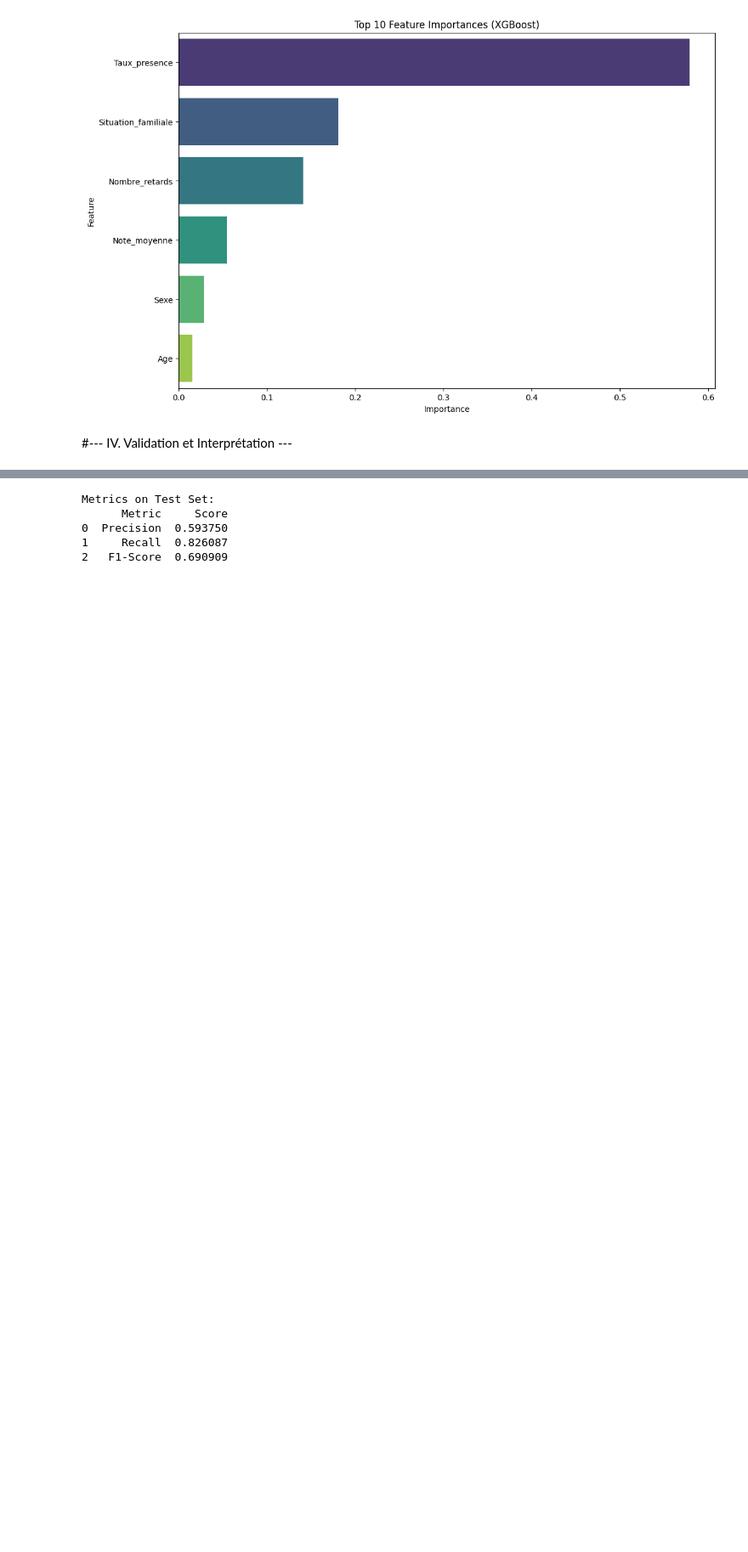
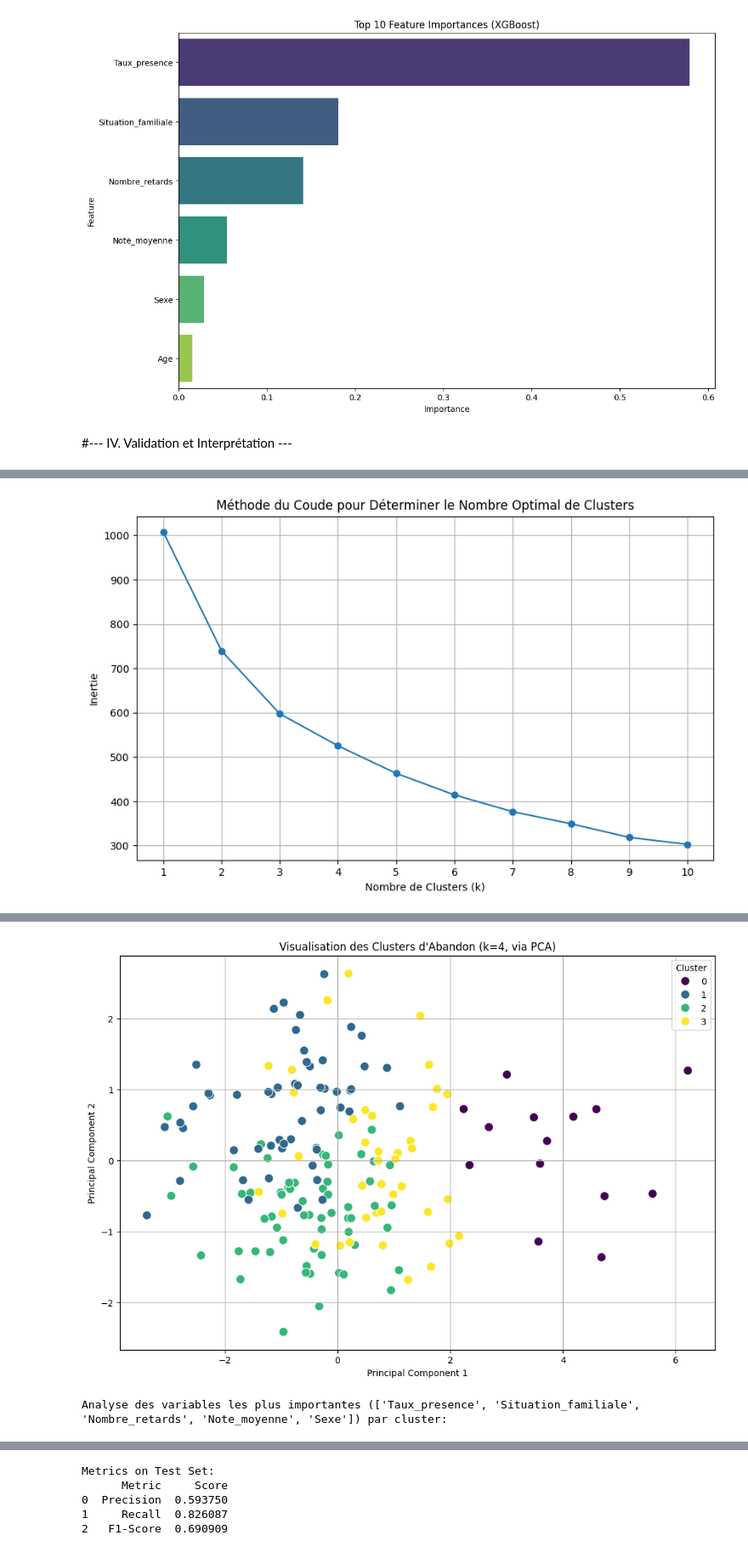
Before and after one commit to adrien-formoso/Prediction-du-risque-abandon-scolaire_Jiek-Adrien, a Jupyter notebook: Final Abandon Scolaire.ipynb, the cells around one changed output, grey strips where cells are left out. Shown at 85% size. Drawn from its saved outputs; the diff is of its cells as text; code cells hidden in the pictures; blank space fills up the shorter version.

```diff
--- a/Final Abandon Scolaire.ipynb
+++ b/Final Abandon Scolaire.ipynb
@@ -563,0 +449,78 @@ Name: proportion, dtype: float64
+# %%
+# Visualisation pour déterminer le nombre optimal de clusters (méthode du coude)
+inertia = []
+# Utiliser le dataframe des individus qui ont abandonné pour le clustering
+X_abandon = abandoned_df.select_dtypes(include=np.number).dropna()
+
+
+# Scale the data before clustering
+scaler_cluster = StandardScaler()
+X_abandon_scaled = scaler_cluster.fit_transform(X_abandon)
+
+# Appliquer PCA pour la visualisation si le nombre de features est supérieur à 2
+pca_cluster = None
+X_abandon_visualize = X_abandon_scaled
+pca_cluster = PCA(n_components=min(2, X_abandon_scaled.shape[1]))
+X_abandon_visualize = pca_cluster.fit_transform(X_abandon_scaled)
+
+K_range = range(1, min(11, X_abandon_scaled.shape[0] + 1)) # Limiter K au nombre de données
+
+
+for k in K_range:
+    kmeans = KMeans(n_clusters=k, random_state=42, n_init=10)
+    kmeans.fit(X_abandon_scaled)
+    inertia.append(kmeans.inertia_)
+
+plt.figure(figsize=(10, 6))
+plt.plot(K_range, inertia, marker='o')
+plt.xlabel('Nombre de Clusters (k)')
+plt.ylabel('Inertie')
+plt.title('Méthode du Coude pour Déterminer le Nombre Optimal de Clusters')
+plt.xticks(K_range)
+plt.grid(True)
+plt.show()
+
+optimal_k = 4 # Exemple, à choisir après l'analyse du graphique ci-dessus
+
+# Appliquer K-Means avec le nombre optimal de clusters
+kmeans_final = KMeans(n_clusters=optimal_k, random_state=42, n_init=10)
+abandoned_df['Cluster'] = kmeans_final.fit_predict(X_abandon_scaled)
+
+print(f"\nRépartition des individus abandonnés par cluster (k={optimal_k}):")
+print(abandoned_df['Cluster'].value_counts())
+
+# Analyse des caractéristiques de chaque cluster
+print("\nProfil des clusters d'abandon:")
+print(abandoned_df.groupby('Cluster').mean())
+
+# Visualisation des clusters (en utilisant les 2 premières composantes principales si PCA a été appliqué)
+plt.figure(figsize=(12, 8))
+
+# Ajouter les labels de cluster aux données PCA visualisées
+pca_visual_df = pd.DataFrame(X_abandon_visualize, columns=['PC1', 'PC2'])
+pca_visual_df['Cluster'] = abandoned_df['Cluster'].values # Assurez-vous que l'ordre correspond
+
+sns.scatterplot(x='PC1', y='PC2', hue='Cluster', data=pca_visual_df, palette='viridis', s=100)
+plt.title(f'Visualisation des Clusters d\'Abandon (k={optimal_k}, via PCA)')
+plt.xlabel('Principal Component 1')
+plt.ylabel('Principal Component 2')
+
+
+plt.legend(title='Cluster')
+plt.grid(True)
+plt.show()
+
+      # Visualisation des variables importantes par cluster
+      # Utilisez les variables qui ont la plus grande importance dans le modèle XGBoost
+top_features_clustering = feature_importance['feature'].head(5).tolist() # Prendre les 5 premières features
+
+print(f"\nAnalyse des variables les plus importantes ({top_features_clustering}) par cluster:")
+for feature in top_features_clustering:
+  plt.figure(figsize=(10, 6))
+  sns.boxplot(x='Cluster', y=feature, data=abandoned_df)
+  plt.title(f'Distribution de "{feature}" par Cluster d\'Abandon')
+  plt.xlabel('Cluster')
+  plt.ylabel(feature)
+  plt.show()
+# %% [output]
+[figure, added]
@@ -563,0 +544,2 @@ Name: proportion, dtype: float64
+[figure, added]
+Analyse des variables les plus importantes (['Taux_presence', 'Situation_familiale', 'Nombre_retards', 'Note_moyenne', 'Sexe']) par cluster:
```
Also changed, not shown: parts of 10 cells of this notebook.
